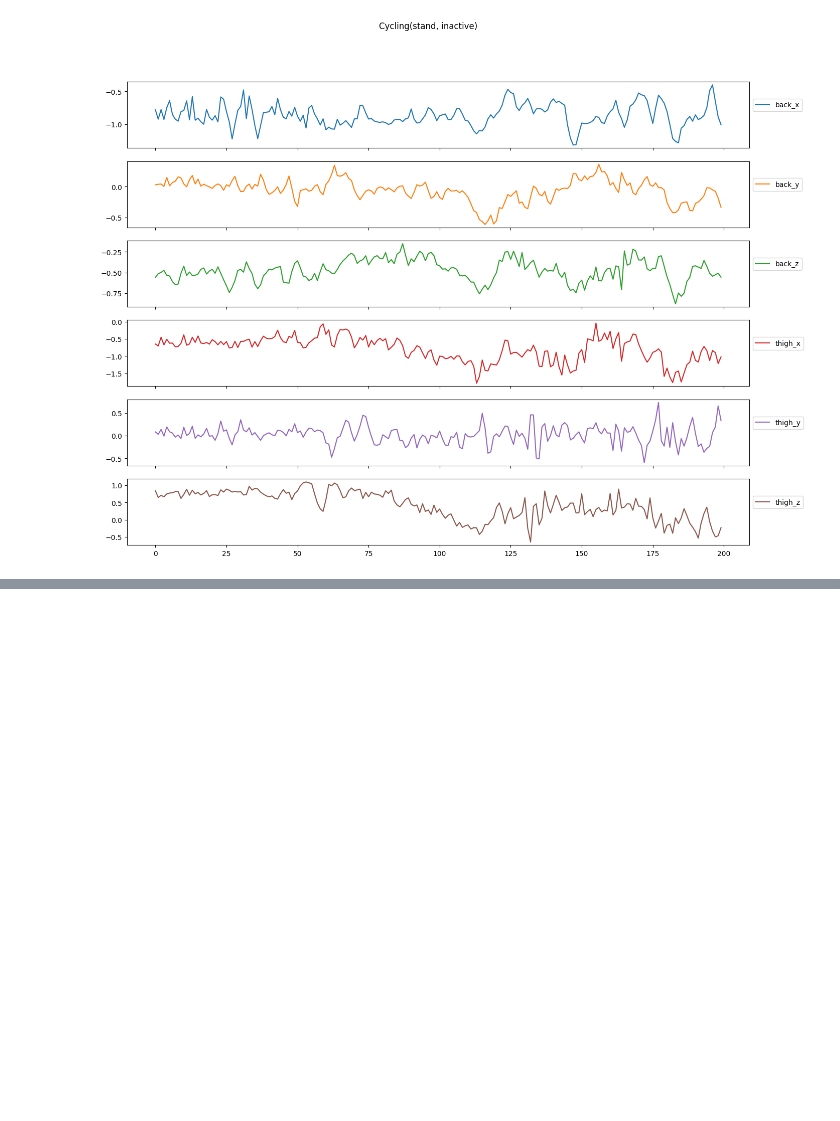
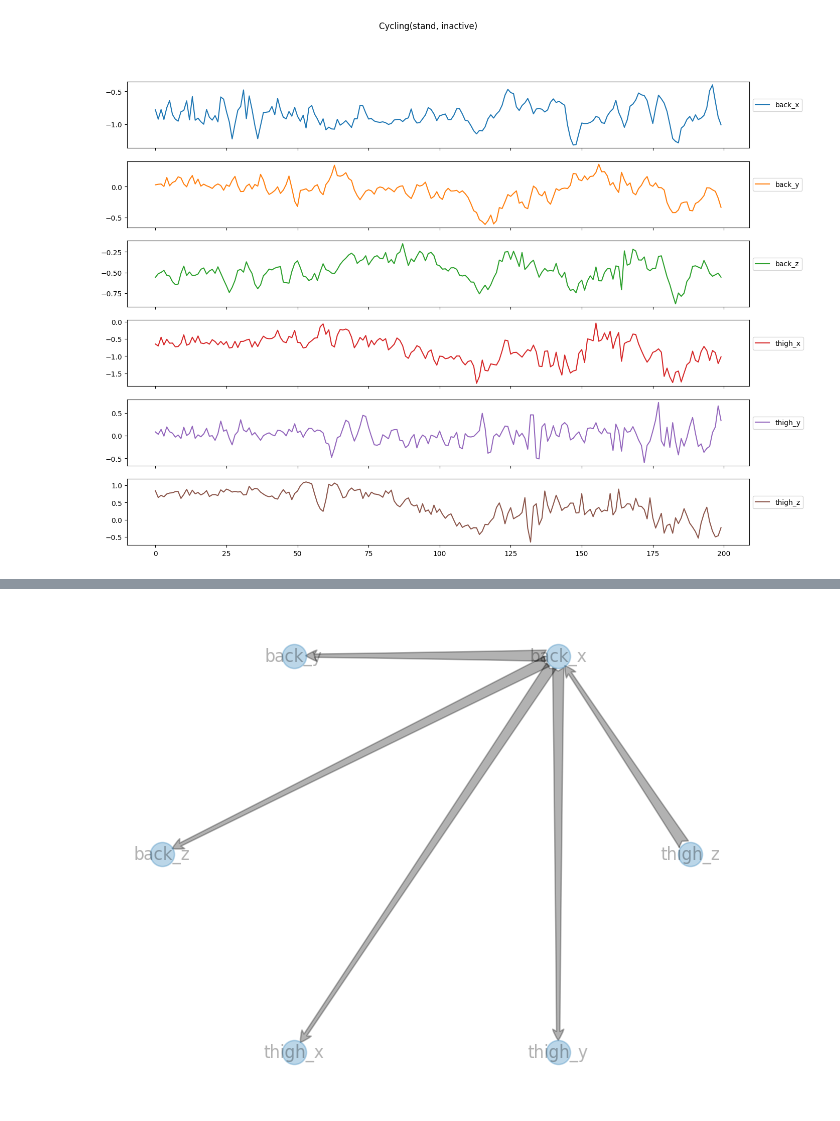
Before and after one commit to ELEFTHERIOSAMITSIS/data_mining, a Jupyter notebook: test_dataset.ipynb, the cells around one changed output, grey strips where cells are left out. Drawn from its saved outputs; the diff is of its cells as text; code cells hidden in the pictures; blank space fills up the shorter version.

```diff
--- a/test_dataset.ipynb
+++ b/test_dataset.ipynb
@@ -188,2 +207,6 @@ Evaluation results: <keras.src.callbacks.history.History object at 0x...>
 # %%
 #display(random_forest(data[['back_x','back_y','back_z','thigh_x','thigh_y','thigh_z']][0:100000],data[['label']][0:100000]))
+# %%
+bay_net_structure(data,100000)
+# %% [output]
+[figure, added]
```
Also changed, not shown: parts of 14 cells of this notebook, 3 other files.
